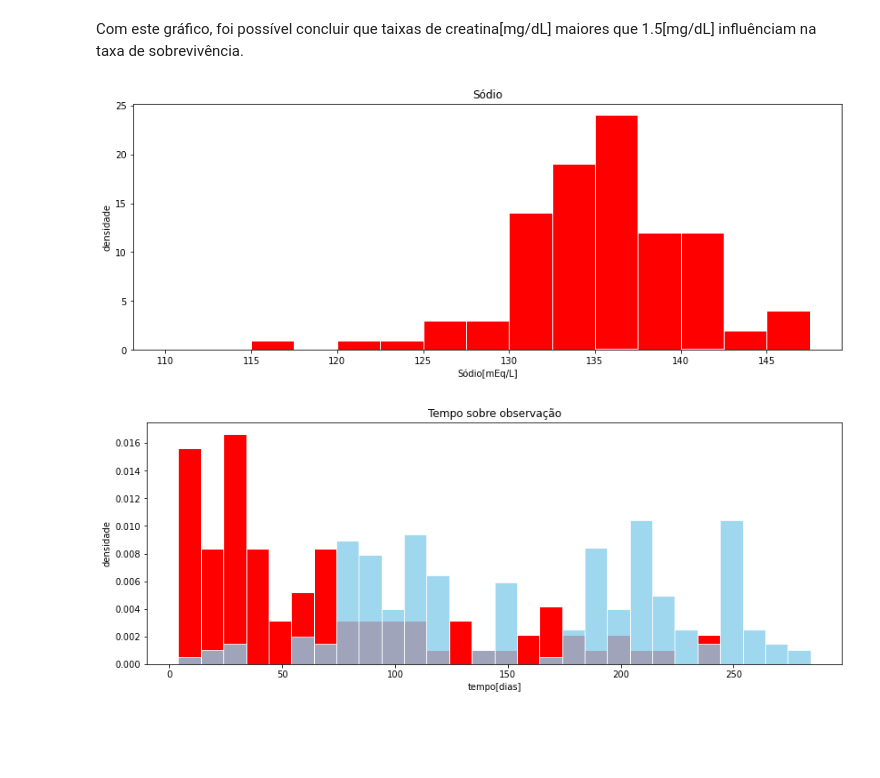
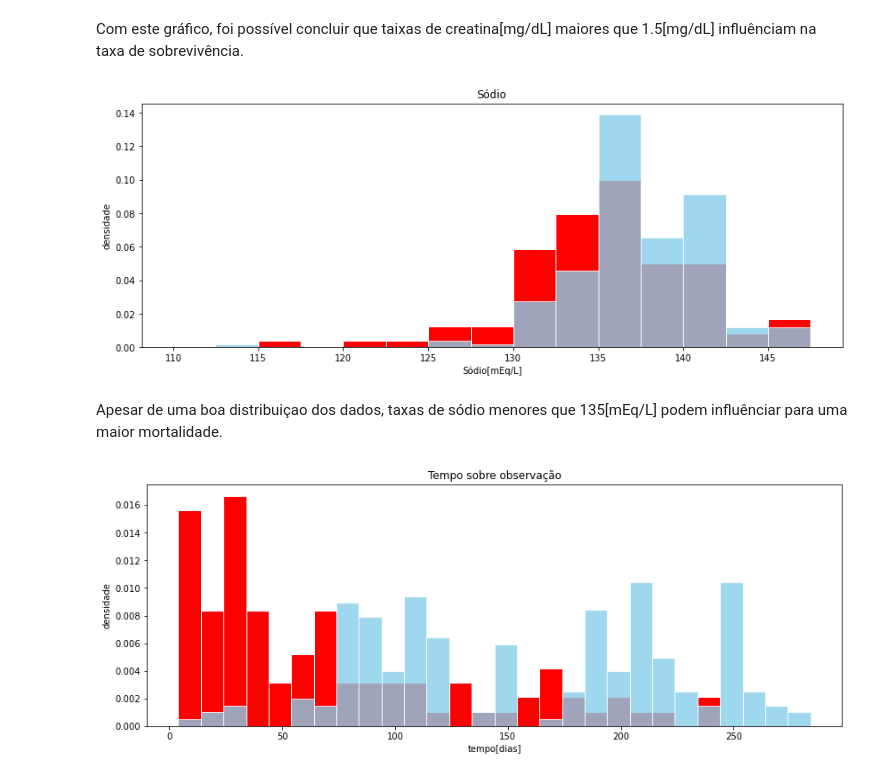
Before and after one commit to BrunoFNRodrigues/Projeto2Cidad, a Jupyter notebook: HeartFailure.ipynb, the cells around one changed output. Cells and saved outputs as stored; diff of their text form; code cells hidden in the pictures; blank space fills up the shorter version.

```diff
--- a/HeartFailure.ipynb
+++ b/HeartFailure.ipynb
@@ -170,12 +194,12 @@ Com este gráfico, foi possível concluir que taixas de creatina[mg/dL] maiores
 # %%
 #Histograma de sódio no sangue de sobreviventes e não sobreviventes
 faixas = np.arange(110,150,2.5)
 plt.figure(figsize=(14, 5))
-plt.hist(dead.serum_sodium, bins=faixas, density=False, color='red', edgecolor='white', linewidth=1)
+plt.hist(dead.serum_sodium, bins=faixas, density=True, color='red', edgecolor='white', linewidth=1)
 plt.hist(not_dead.serum_sodium, bins=faixas, density=True, color='skyblue', edgecolor='white', linewidth=1, alpha=0.8)
 plt.title('Sódio')
 plt.xlabel('Sódio[mEq/L]')
 plt.ylabel('densidade')
 plt.show()
 # %% [output]
-[figure, old version]
+[figure, new version]
@@ -184,3 +206,5 @@ Apesar de uma boa distribuiçao dos dados, taxas de sódio menores que 135[mEq/L
+# %% [markdown]
+Apesar de uma boa distribuiçao dos dados, taxas de sódio menores que 135[mEq/L] podem influênciar para uma maior mortalidade.
 # %%
 #Histograma de tempo sobre cuidados médicos de sobreviventes e não sobreviventes
 faixas = np.arange(4,285,10)
```
Also changed, not shown: parts of 12 cells of this notebook.
